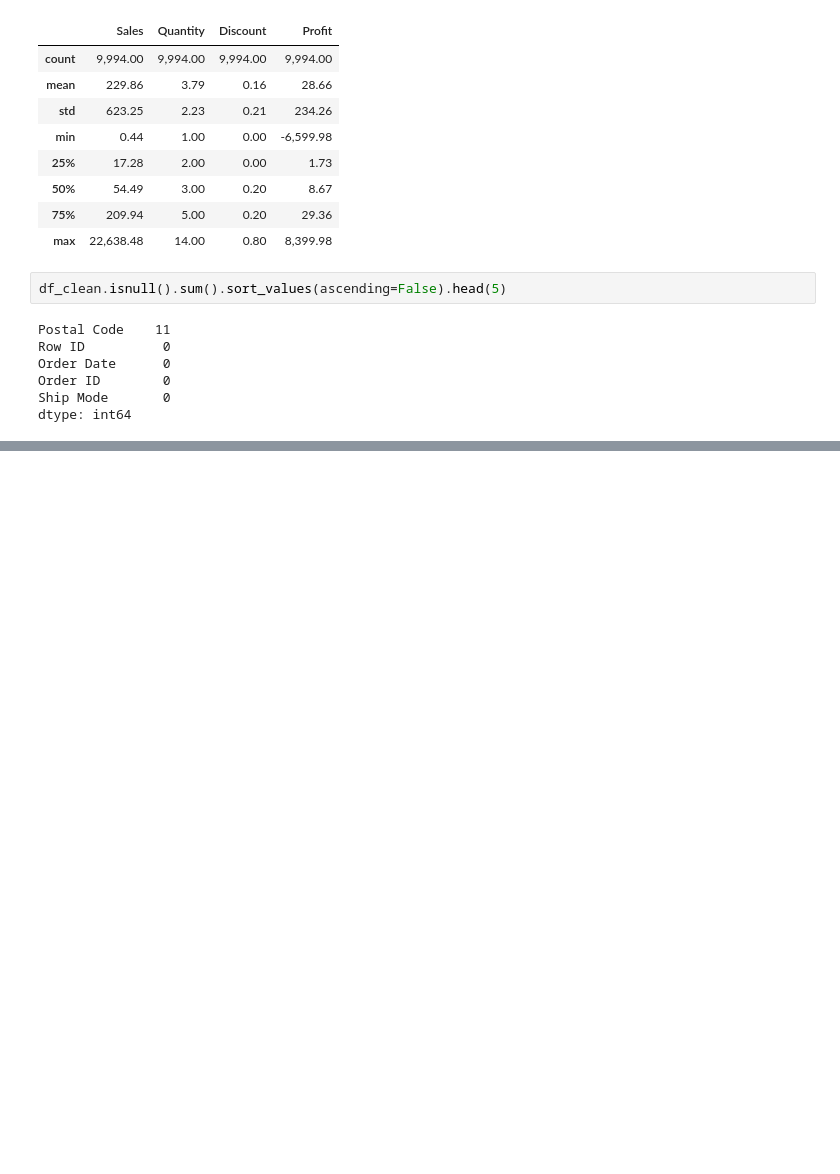
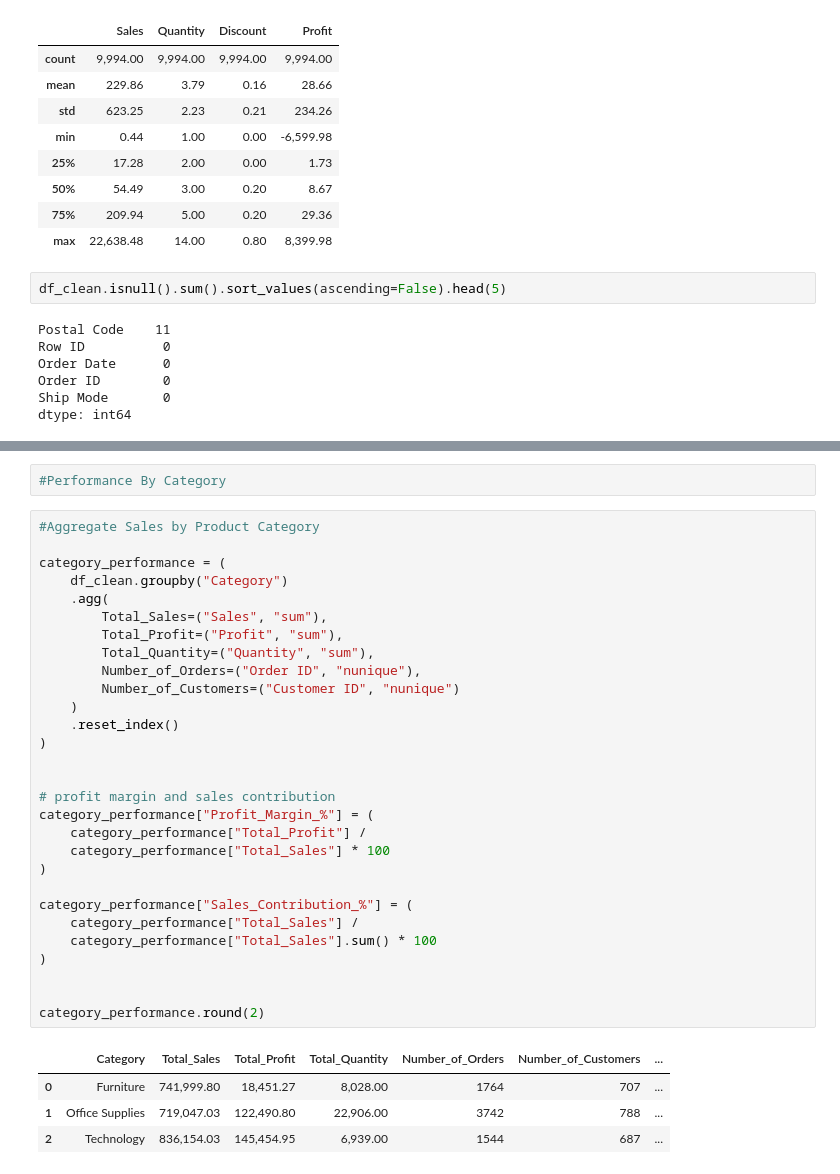
Before and after one commit to BrianKarimi/datheon_data, a Jupyter notebook: notebooks/superstore_sales.ipynb, the cells around one changed output, grey strips where cells are left out. Drawn from its saved outputs; the diff is of its cells as text; blank space fills up the shorter version.

```diff
--- a/notebooks/superstore_sales.ipynb
+++ b/notebooks/superstore_sales.ipynb
@@ -357,0 +513,36 @@ dtype: int64
+# %%
+#Performance By Category
+# %%
+#Aggregate Sales by Product Category
+
+category_performance = (
+    df_clean.groupby("Category")
+    .agg(
+        Total_Sales=("Sales", "sum"),
+        Total_Profit=("Profit", "sum"),
+        Total_Quantity=("Quantity", "sum"),
+        Number_of_Orders=("Order ID", "nunique"),
+        Number_of_Customers=("Customer ID", "nunique")
+    )
+    .reset_index()
+)
+
+
+# profit margin and sales contribution
+category_performance["Profit_Margin_%"] = (
+    category_performance["Total_Profit"] /
+    category_performance["Total_Sales"] * 100
+)
+
+category_performance["Sales_Contribution_%"] = (
+    category_performance["Total_Sales"] /
+    category_performance["Total_Sales"].sum() * 100
+)
+
+
+category_performance.round(2)
+# %% [output]
+|  | Category | Total_Sales | Total_Profit | Total_Quantity | Number_of_Orders | Number_of_Customers | ... |
+| 0 | Furniture | 741,999.80 | 18,451.27 | 8,028.00 | 1764 | 707 | ... |
+| 1 | Office Supplies | 719,047.03 | 122,490.80 | 22,906.00 | 3742 | 788 | ... |
+| 2 | Technology | 836,154.03 | 145,454.95 | 6,939.00 | 1544 | 687 | ... |
```
Also changed, not shown: parts of 12 cells of this notebook, 2 other files.
